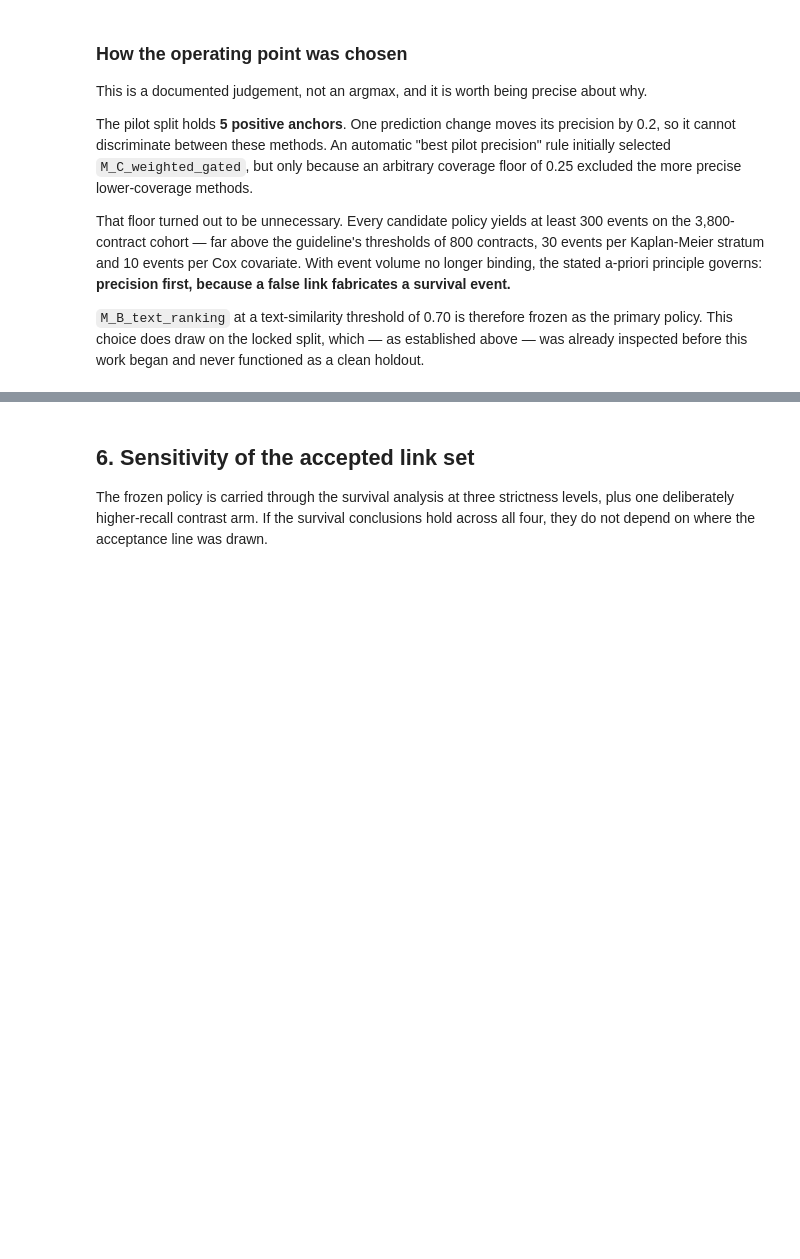
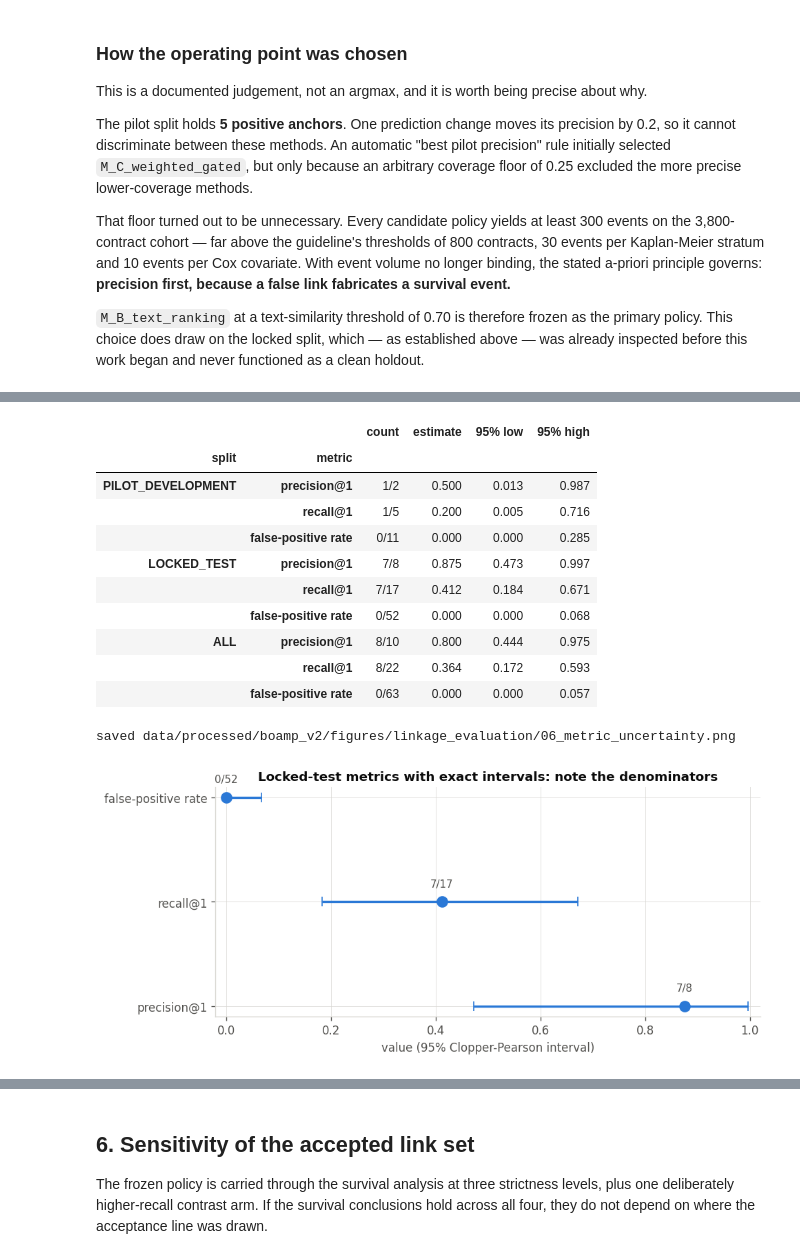
Before and after one commit to ROUSenghak/project-gigalis, a Jupyter notebook: notebooks/12_successor_linkage_and_evaluation.ipynb, the cells around one changed output, grey strips where cells are left out. Saved outputs shown, nothing was run; the diff lists cells and outputs as text; code cells hidden in the pictures; blank space fills up the shorter version.

```diff
--- a/notebooks/12_successor_linkage_and_evaluation.ipynb
+++ b/notebooks/12_successor_linkage_and_evaluation.ipynb
@@ -333,0 +340,63 @@ saved data/processed/boamp_v2/figures/linkage_evaluation/04_pilot_precision_cove
+# %%
+from scipy.stats import beta
+
+
+def exact_interval(successes, trials):
+    if trials == 0:
+        return (np.nan, np.nan)
+    low = beta.ppf(0.025, successes, trials - successes + 1) if successes > 0 else 0.0
+    high = beta.ppf(0.975, successes + 1, trials - successes) if successes < trials else 1.0
+    return round(float(low), 3), round(float(high), 3)
+
+
+frozen = comparison[(comparison["method"] == evaluation["selected_method"])
+                    & (comparison["threshold"] == selected_threshold)]
+
+rows = []
+for _, r in frozen.iterrows():
+    accepted, tp = int(r["accepted_links"]), int(r["true_positive"])
+    positives, negatives = int(r["positive_anchors"]), int(r["negative_anchors"])
+    false_pos = int(r["false_positive_on_no_successor_anchor"])
+    for metric, num, den in [("precision@1", tp, accepted),
+                             ("recall@1", tp, positives),
+                             ("false-positive rate", false_pos, negatives)]:
+        low, high = exact_interval(num, den)
+        rows.append({"split": r["split"], "metric": metric,
+                     "count": f"{num}/{den}",
+                     "estimate": round(num / den, 3) if den else np.nan,
+                     "95% low": low, "95% high": high})
+
+intervals = pd.DataFrame(rows).set_index(["split", "metric"])
+display(intervals)
+
+fig, ax = plt.subplots(figsize=(8.5, 3.6))
+locked_rows = intervals.loc["LOCKED_TEST"].reset_index()
+y = np.arange(len(locked_rows))
+ax.errorbar(locked_rows["estimate"], y,
+            xerr=[locked_rows["estimate"] - locked_rows["95% low"],
+                  locked_rows["95% high"] - locked_rows["estimate"]],
+            fmt="o", markersize=9, capsize=4, linewidth=2, color=PALETTE[0])
+for i, row in locked_rows.iterrows():
+    ax.annotate(row["count"], (row["estimate"], i), textcoords="offset points",
+                xytext=(0, 13), ha="center", fontsize=9, color=MUTED)
+ax.set_yticks(y)
+ax.set_yticklabels(locked_rows["metric"])
+ax.set_xlim(-0.02, 1.02)
+ax.set_xlabel("value (95% Clopper-Pearson interval)")
+ax.set_title("Locked-test metrics with exact intervals: note the denominators")
+save(fig, "06_metric_uncertainty.png")
+plt.show()
+# %% [output]
+|  |  | count | estimate | 95% low | 95% high |
+| split | metric |  |  |  |  |
+| PILOT_DEVELOPMENT | precision@1 | 1/2 | 0.500 | 0.013 | 0.987 |
+|  | recall@1 | 1/5 | 0.200 | 0.005 | 0.716 |
+|  | false-positive rate | 0/11 | 0.000 | 0.000 | 0.285 |
+| LOCKED_TEST | precision@1 | 7/8 | 0.875 | 0.473 | 0.997 |
+|  | recall@1 | 7/17 | 0.412 | 0.184 | 0.671 |
+|  | false-positive rate | 0/52 | 0.000 | 0.000 | 0.068 |
+| ALL | precision@1 | 8/10 | 0.800 | 0.444 | 0.975 |
+|  | recall@1 | 8/22 | 0.364 | 0.172 | 0.593 |
+|  | false-positive rate | 0/63 | 0.000 | 0.000 | 0.057 |
+saved data/processed/boamp_v2/figures/linkage_evaluation/06_metric_uncertainty.png
+[figure, added]
```
Also changed, not shown: parts of 13 cells of this notebook, 1 other file.
